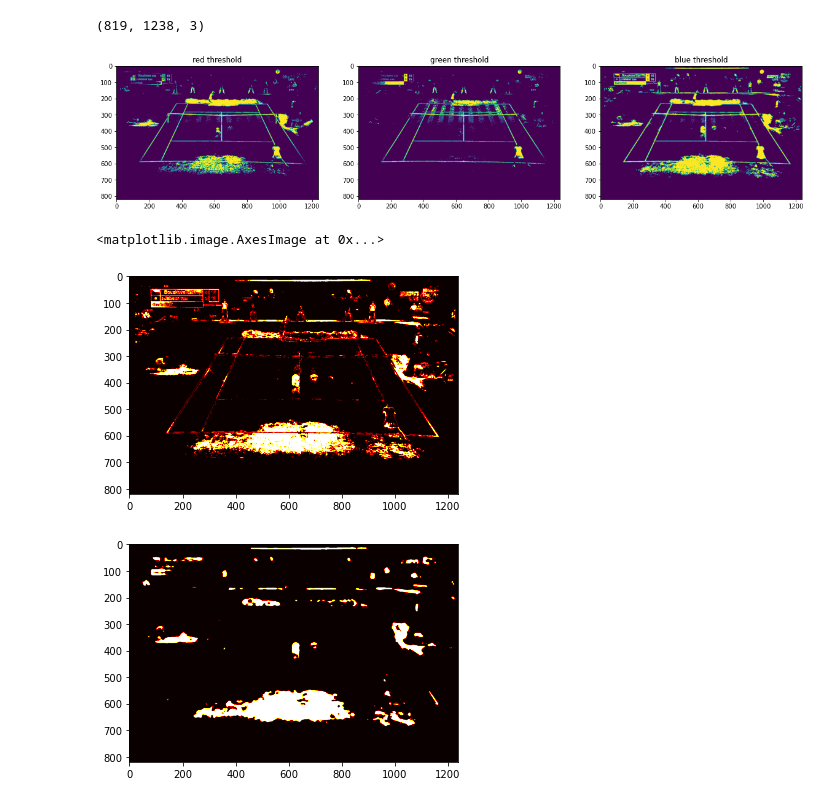
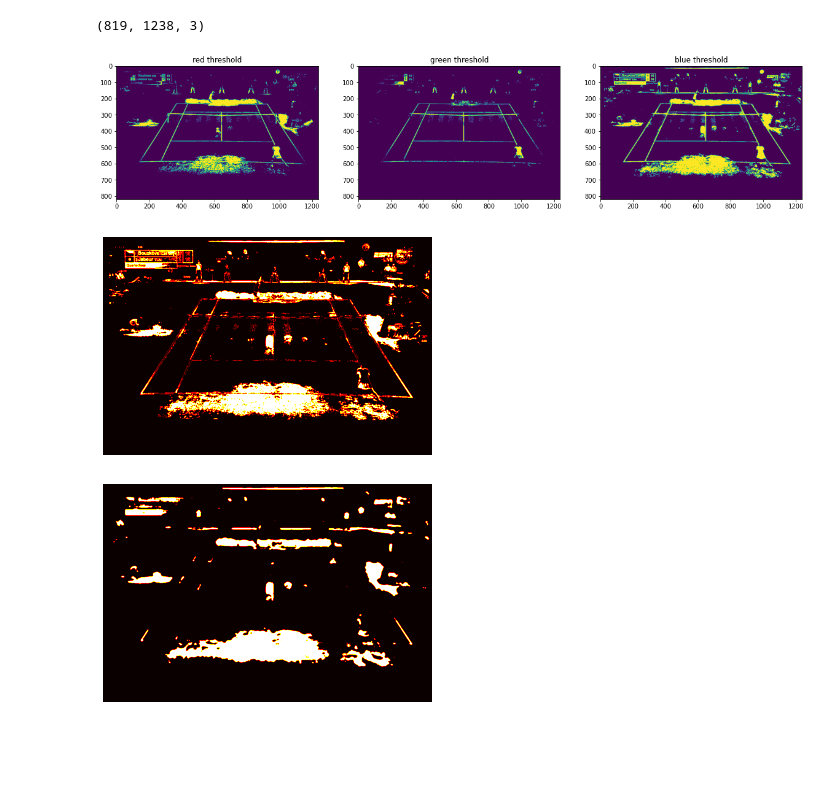
Before and after one commit to billeerds/Curiosity-Projects-, a Jupyter notebook: Image Processing/Code/transform_image.ipynb, the cells around one changed output. Cells and saved outputs as stored; diff of their text form; code cells hidden in the pictures; blank space fills up the shorter version.

```diff
--- a/Image Processing/Code/transform_image.ipynb
+++ b/Image Processing/Code/transform_image.ipynb
@@ -22,8 +22,8 @@ im_array.shape
 # %%
 #Test out a couple thresholds and visualize which pixels are "True" or yellow
 red_thresh = im_array[:,:,0] > 210
-green_thresh = im_array[:,:,1] > 220
-blue_thresh = im_array[:,:,2] > 180
+green_thresh = im_array[:,:,1] > 230
+blue_thresh = im_array[:,:,2] > 175
 
 # Show subplots | shape: (1,3)
 fig, axs = plt.subplots(nrows=1, ncols=3, figsize=(20,6))
@@ -33,22 +33,23 @@ for thresh, ax, color in zip((red_thresh, green_thresh, blue_thresh), axs.ravel(
     ax.imshow(thresh)
     ax.set_title("%s threshold" % (color))
 # %% [output]
-[figure, old version]
+[figure, new version]
 # %%
 #Green appears to have the least dirt after thresholding
 #Use the blue threshold as a mask to remove most of the court
 masked_green = np.invert(green_thresh) * blue_thresh
 
 #Create a heat map
 plt.imshow(masked_green, cmap = 'hot')
+plt.axis('off')
 plt.show()
 # %% [output]
-<matplotlib.image.AxesImage at 0x...>
-[figure, old version]
+[figure, new version]
 # %%
 #Try to remove more of the court and players through filtering
 filtered_image = median_filter(masked_green, size = (9,9))
 plt.imshow(filtered_image, cmap = 'hot')
+plt.axis('off')
 plt.show()
 # %% [output]
-[figure, old version]
+[figure, new version]
```
Also changed, not shown: parts of 4 cells of this notebook, 2 other files.
